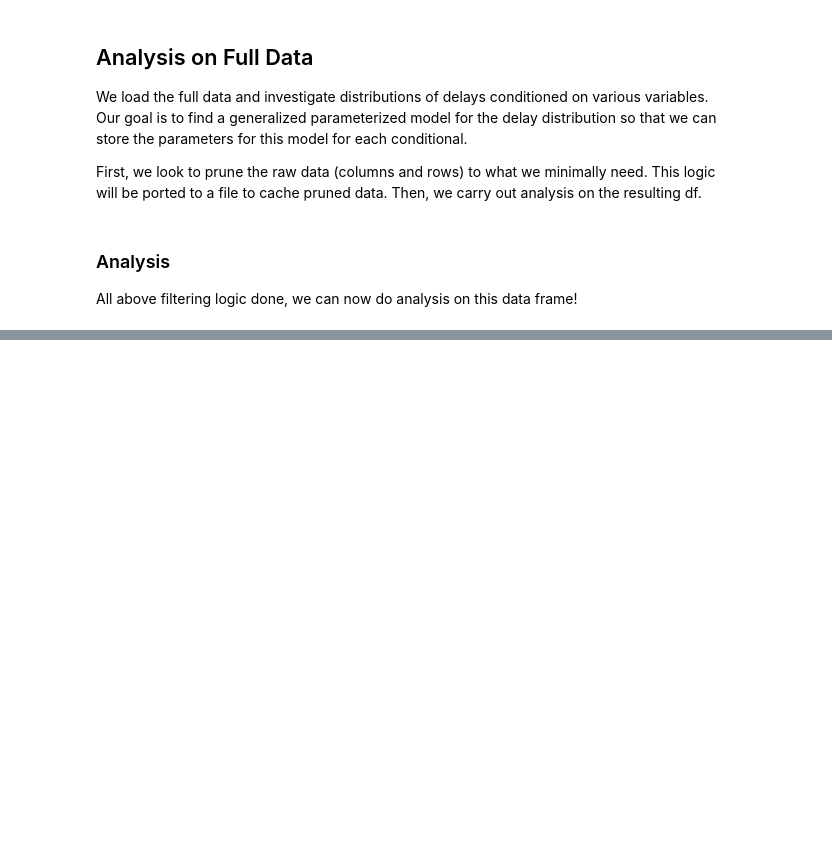
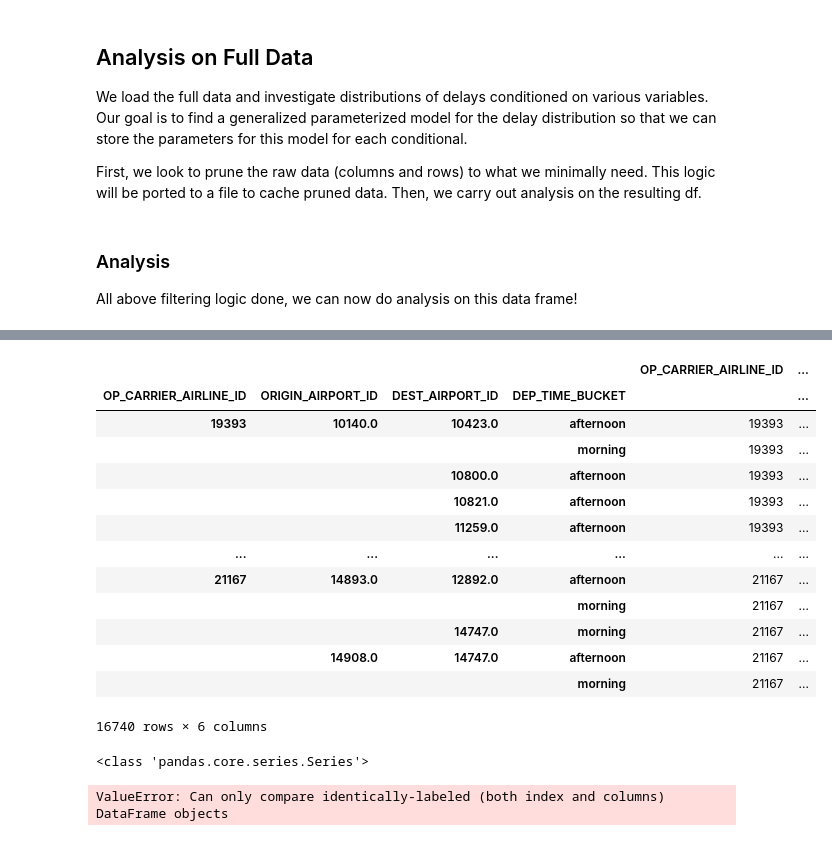
Before and after one commit to SirjanK/FlightAnalysis, a Jupyter notebook: FlightDelayAnalysis.ipynb, the cells around one changed output, grey strips where cells are left out. Cells and saved outputs as stored; diff of their text form; code cells hidden in the pictures; blank space fills up the shorter version.

```diff
--- a/FlightDelayAnalysis.ipynb
+++ b/FlightDelayAnalysis.ipynb
@@ -283,0 +317,16 @@ top_travel_counts
+# %%
+# redefine col names
+CONDITIONAL_COLUMNS = [
+    'OP_CARRIER_AIRLINE_ID',
+    'ORIGIN_AIRPORT_ID',
+    'DEST_AIRPORT_ID',
+    'DEP_TIME_BUCKET',
+]
+# %%
+# convert to 'Int64' type for OP_CARRIER_AIRLINE_ID
+df['OP_CARRIER_AIRLINE_ID'] = df['OP_CARRIER_AIRLINE_ID'].astype('Int64')
+# %%
+df = df.set_index(CONDITIONAL_COLUMNS, drop=False)
+# %%
+# filter for where the conditional columns are not NaN
+fully_available_df = df.dropna(subset=CONDITIONAL_COLUMNS)
@@ -283,0 +435,55 @@ top_travel_counts
+# %%
+fully_available_df
+# %% [output]
+|  |  |  |  | OP_CARRIER_AIRLINE_ID | ... |
+| OP_CARRIER_AIRLINE_ID | ORIGIN_AIRPORT_ID | DEST_AIRPORT_ID | DEP_TIME_BUCKET |  | ... |
+| 19393 | 10140.0 | 10423.0 | afternoon | 19393 | ... |
+|  |  |  | morning | 19393 | ... |
+|  |  | 10800.0 | afternoon | 19393 | ... |
+|  |  | 10821.0 | afternoon | 19393 | ... |
+|  |  | 11259.0 | afternoon | 19393 | ... |
+| ... | ... | ... | ... | ... | ... |
+| 21167 | 14893.0 | 12892.0 | afternoon | 21167 | ... |
+|  |  |  | morning | 21167 | ... |
+|  |  | 14747.0 | morning | 21167 | ... |
+|  | 14908.0 | 14747.0 | afternoon | 21167 | ... |
+|  |  |  | morning | 21167 | ... |
+16740 rows × 6 columns
+# %%
+# iterate through all fully available data
+for _, row in fully_available_df.iterrows():
+    print(type(row))
+    # get the p, lambda
+    full_p, full_lambda = row['p'], row['lambda']
+
+    # iterate through the partitions, derive the partition params, and compute its KL
+    part_kl_scores = []  # tuple of part, kl_score
+    for part in partitions:
+        # gather the parameters for the partition
+        part_params = []
+        for subset in part.col_part:
+            # filter df for the partition
+            excluded_cols = list(set(CONDITIONAL_COLUMNS) - set(subset))
+            part_row = df[df[subset] == row[subset] & df[excluded_cols].isna()]
+
+            # extract out the p, lambda
+            part_p, part_lambda = part_row['p'], part_row['lambda']
+            part_params.append([part_lambda, part_p])
+
+        # compute the new p, lambda
+        new_params = compute_bayesian_parameters(np.array(part_params), margin_params)
+
+        # compute the kl divergence
+        kl_score = kl_divergence([full_lambda, full_p], new_params)
+
+        part_kl_scores.append((part, kl_score))
+
+    # sort by score
+    part_kl_scores.sort(key=lambda x: x[1])
+
+    # append to the partition_to_rank_lst
+    for i, (part, kl_score) in enumerate(part_kl_scores):
+        partition_to_rank_lst[part].append(i)
+# %% [output]
+<class 'pandas.core.series.Series'>
+ValueError: Can only compare identically-labeled (both index and columns) DataFrame objects
```
Also changed, not shown: parts of 17 cells of this notebook, 27 other files.
